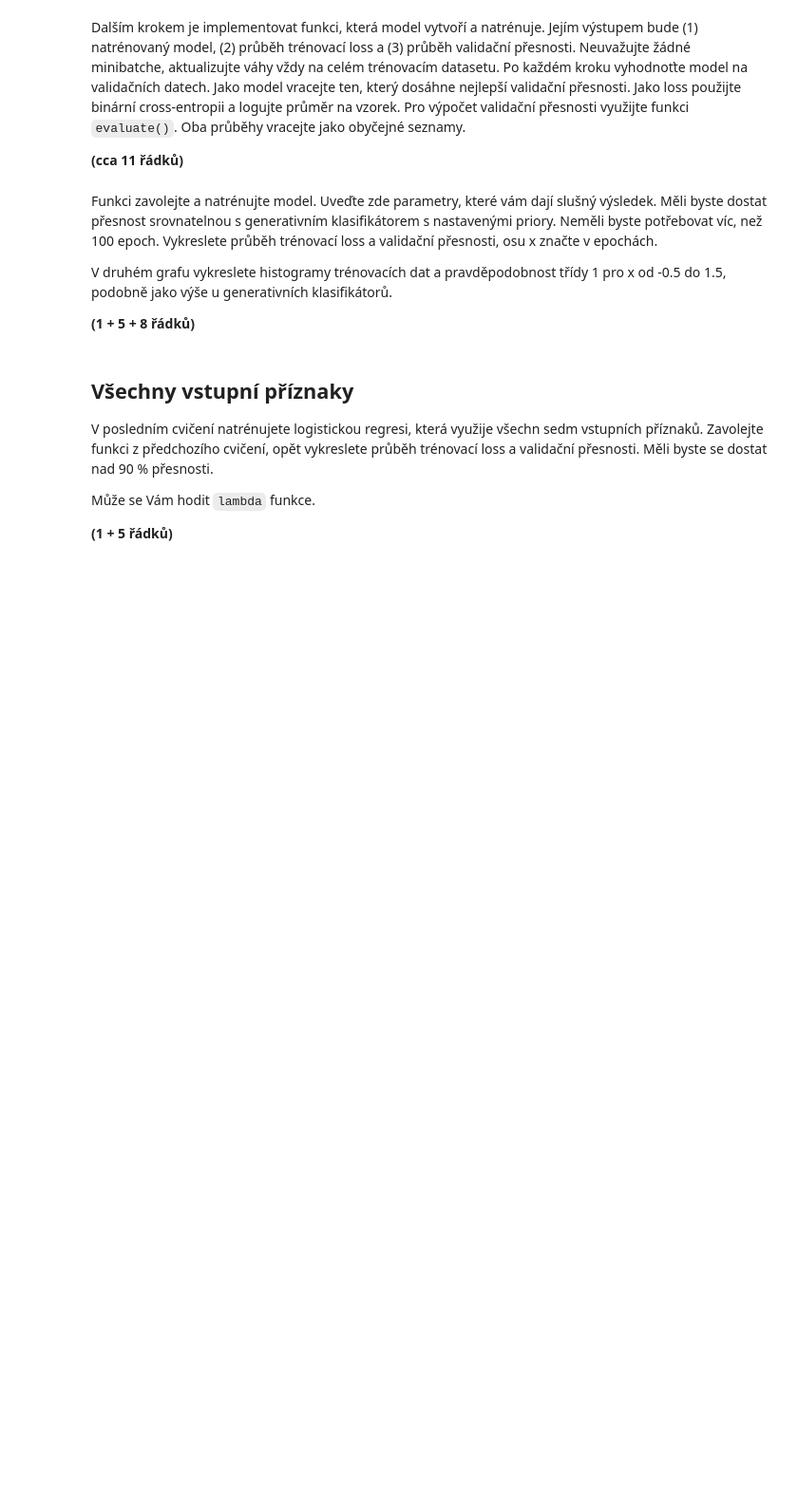
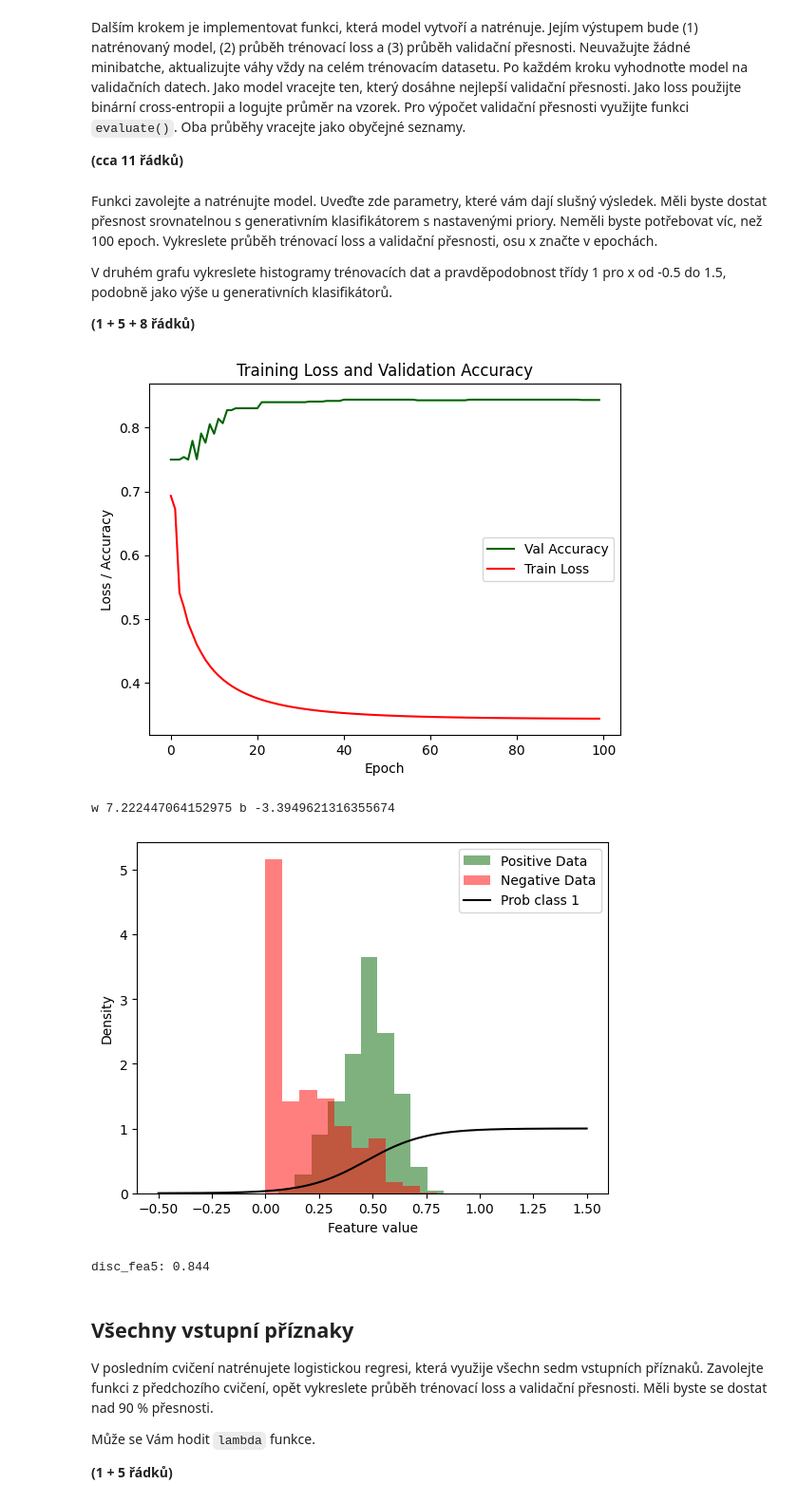
Before and after one commit to MOONYROS/VUT-SUI-projects, a Jupyter notebook: 1-project/zadani.ipynb, the cells around one changed output. Shown: that part at 95% size. Saved outputs shown, nothing was run; the diff lists cells and outputs as text; code cells hidden in the pictures; blank space fills up the shorter version.

Commit message:
fix: logistic regression fixed

```diff
--- a/1-project/zadani.ipynb
+++ b/1-project/zadani.ipynb
@@ -310,13 +310,13 @@ def train_logistic_regression(nb_epochs, lr, in_dim, fea_preprocessor):
         # vypocet pravdepodobnosti pro data train_X
         probabilities = model.prob_class_1(train_X)
         # vypocet chyby probabilities s trenovacimi daty train_t
-        loss = binary_cross_entropy(probabilities, train_t)
+        loss = binary_cross_entropy(probabilities, train_t) / len(train_t)
         # pridani chyby do losses
         losses.append(loss)
 
         # vypocet gradientu - prumer chyby pro kazdy prvek
-        grad_w = np.dot(train_X.T, probabilities - train_t) / len(train_X)
-        grad_b = np.sum(probabilities - train_t) / len(train_X)
+        grad_w = np.dot(train_X.T, probabilities - train_t)
+        grad_b = np.sum(probabilities - train_t)
 
         # sestup podle uciciho kroku lr
         model.w -= lr * grad_w
@@ -351,3 +343,35 @@ print('disc_fea5:', evaluate(disc_fea5, val_dataset.xs[:, FOI][:, np.newaxis], v
+# %%
+EPOCH_NUM = 100
+
+disc_fea5, losses, accuracies = train_logistic_regression(EPOCH_NUM, 0.001, 1, FeatureCutter(FOI))
+
+plt.plot(range(EPOCH_NUM), accuracies, label='Val Accuracy', color=POS_COLOR)
+plt.plot(range(EPOCH_NUM), losses, label='Train Loss', color=NEG_COLOR)
+plt.xlabel('Epoch')
+plt.ylabel('Loss / Accuracy')
+plt.legend()
+plt.title('Training Loss and Validation Accuracy')
+plt.show()
+
+print('w', disc_fea5.w.item(), 'b', disc_fea5.b.item())
+
+x_values = np.linspace(-0.5, 1.5, 1000)
+prob_class_1 = disc_fea5.prob_class_1(x_values[:, np.newaxis])
+
+plt.hist(train_dataset.pos[:, FOI], bins=10, density=True, alpha=0.5, label='Positive Data', color=POS_COLOR)
+plt.hist(train_dataset.neg[:, FOI], bins=10, density=True, alpha=0.5, label='Negative Data', color=NEG_COLOR)
+plt.plot(x_values, prob_class_1, label='Prob class 1', color='black')
+plt.xlabel(X_LABEL)
+plt.ylabel(Y_LABEL)
+plt.legend()
+plt.show()
+
+print('disc_fea5:', evaluate(disc_fea5, val_dataset.xs[:, FOI][:, np.newaxis], val_dataset.targets))
+# %% [output]
+[figure, added]
+w 7.222447064152975 b -3.3949621316355674
+[figure, added]
+disc_fea5: 0.844
 # %% [markdown]
 ## Všechny vstupní příznaky
 V posledním cvičení natrénujete logistickou regresi, která využije všechn sedm vstupních příznaků.
```
Also changed, not shown: parts of 3 cells of this notebook.
